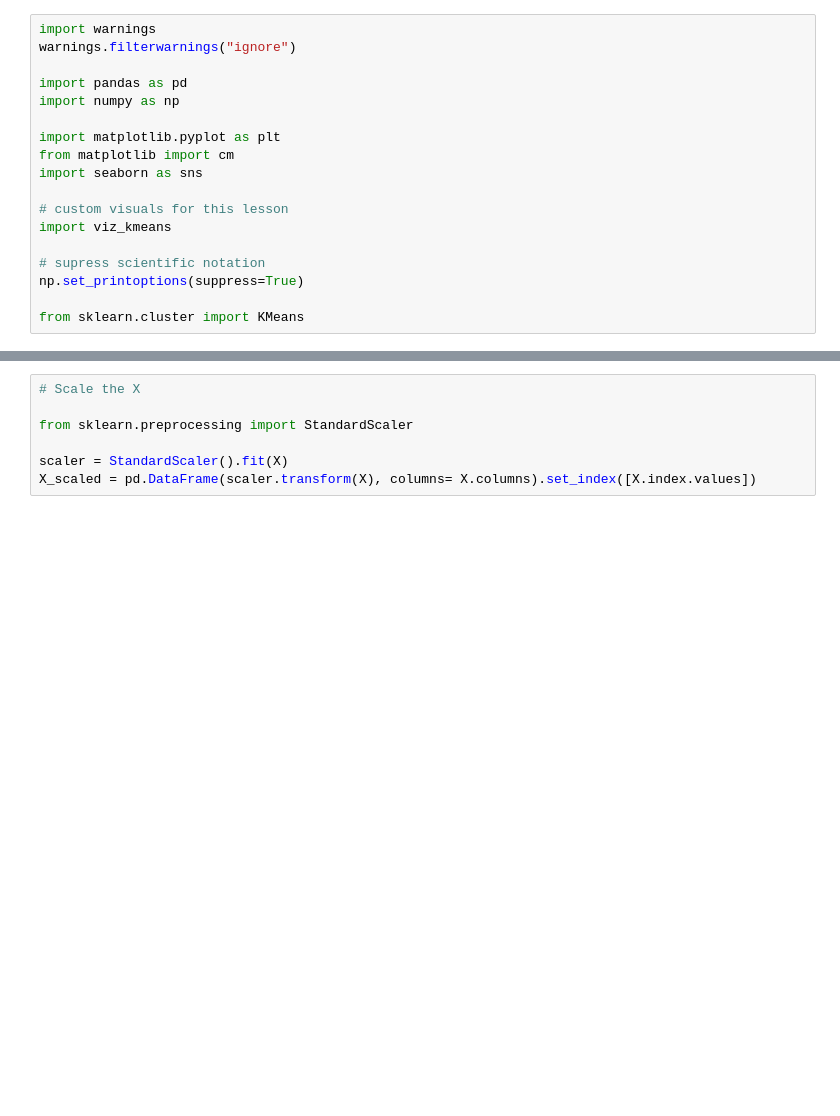
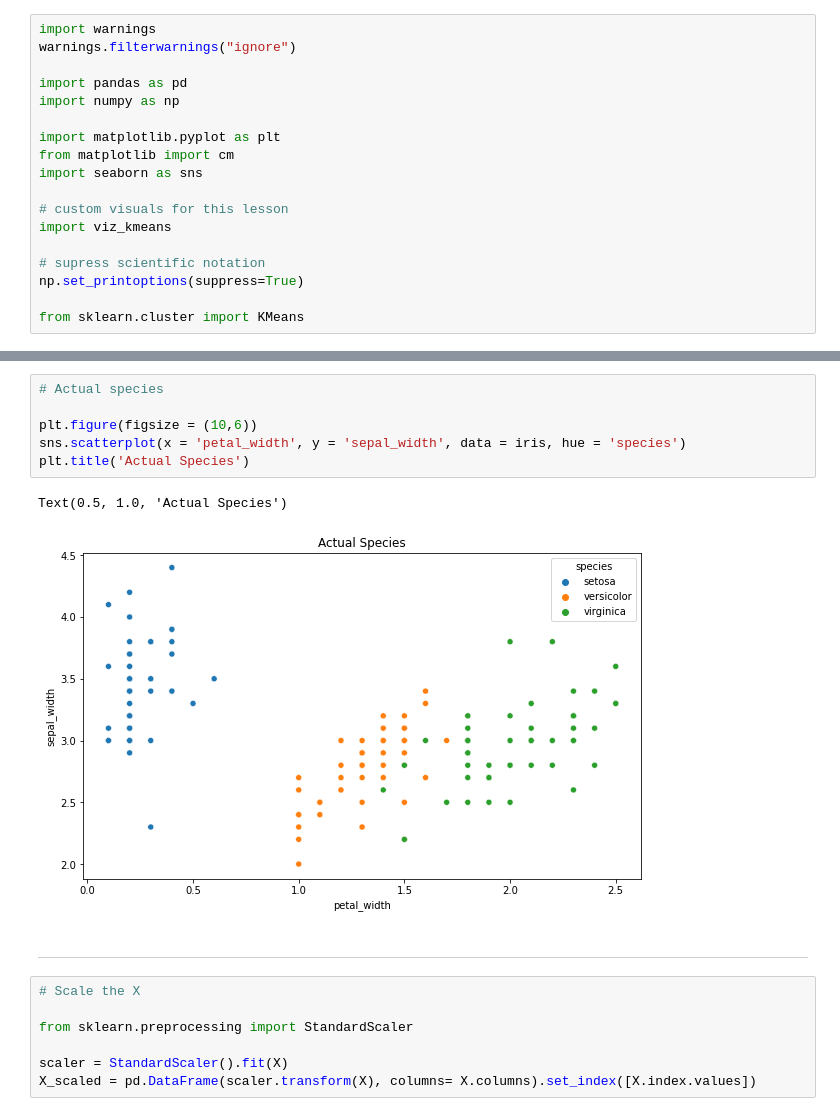
Before and after one commit to Jared-Godar/clustering-exercises, a Jupyter notebook: modeling.ipynb, the cells around one changed output, grey strips where cells are left out. Drawn from its saved outputs; the diff is of its cells as text; blank space fills up the shorter version.

```diff
--- a/modeling.ipynb
+++ b/modeling.ipynb
@@ -55,3 +121,14 @@ X.hist();
+# %%
+# Actual species
+
+plt.figure(figsize = (10,6))
+sns.scatterplot(x = 'petal_width', y = 'sepal_width', data = iris, hue = 'species')
+plt.title('Actual Species')
+# %% [output]
+Text(0.5, 1.0, 'Actual Species')
+[figure, added]
+# %% [markdown]
+---
 # %%
 # Scale the X
 
```
Also changed, not shown: parts of 43 cells of this notebook.
